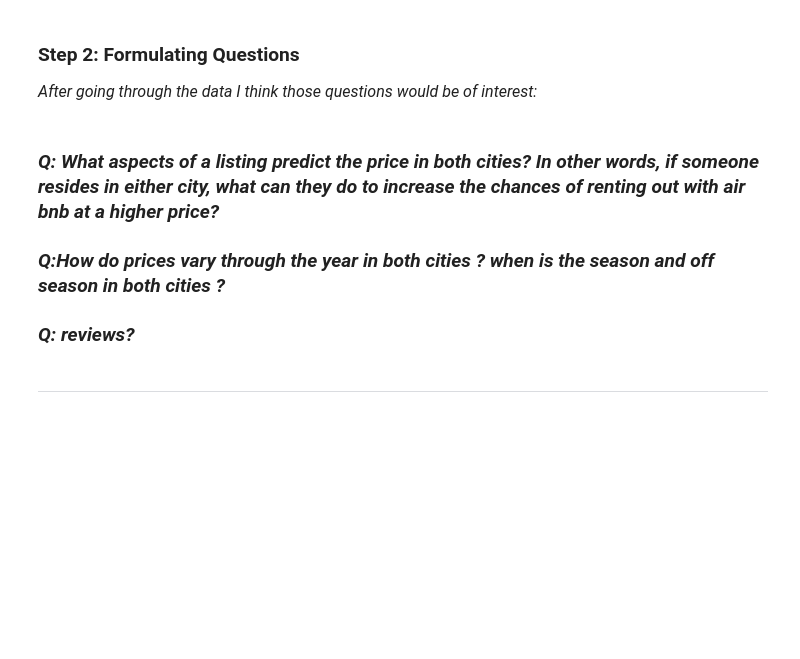
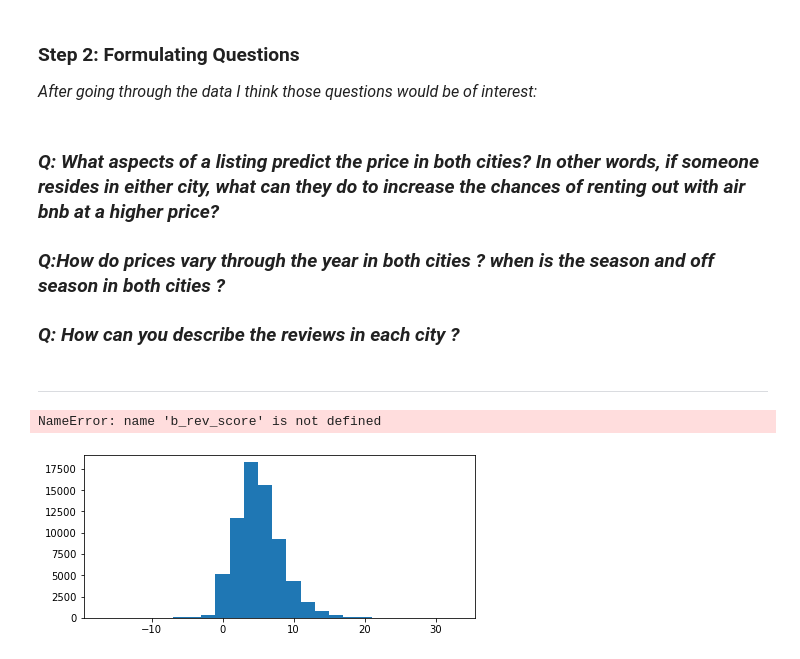
Before and after one commit to Zainy1453/Project-ND-1, a Jupyter notebook: Project-1.ipynb, the cells around one changed output. Drawn from its saved outputs; the diff is of its cells as text; code cells hidden in the pictures; blank space fills up the shorter version.

```diff
--- a/Project-1.ipynb
+++ b/Project-1.ipynb
@@ -883,6 +938,12 @@ Standard deviation of score in Boston:   3.28            Standard deviation of s
 # %% [markdown]
 ### *Q: What aspects of a listing predict the price in both cities? In other words, if someone resides in either city, what can they do to increase the chances of renting out with air bnb at a higher price?*
 ### *Q:How do prices vary through the year in both cities ? when is the season and off season in both cities ?*
-### *Q:  reviews?*
+### *Q:  How can you describe the reviews in each city ?*
 # %% [markdown]
 _______________________________________________________________________________________________________________________
+# %%
+pd.set_option('display.max_colwidth', 100)
+
+b_rev_score[b_rev_score['score']==0][['score', 'comments']].sample(10)
+# %% [output]
+NameError: name 'b_rev_score' is not defined
@@ -888,0 +952,5 @@ ________________________________________________________________________________
+# %%
+plt.figure(figsize = (7,3))
+plt.hist(b_rev_score.score, bins = 25);
+# %% [output]
+[figure, added]
```
Also changed, not shown: parts of 16 cells of this notebook, 4 other files.
